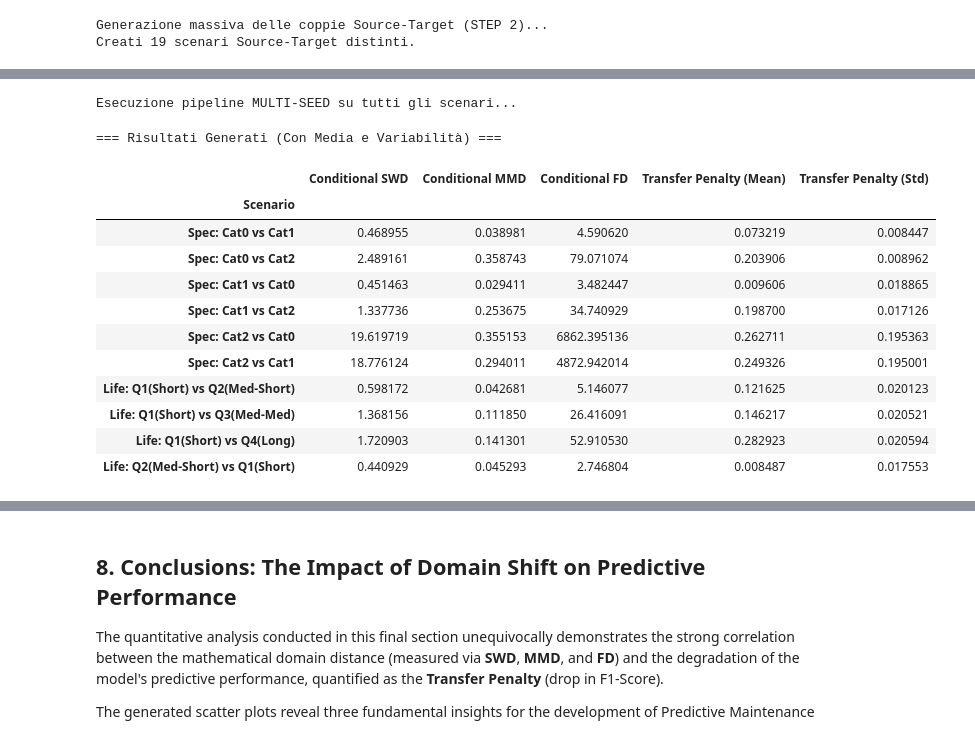
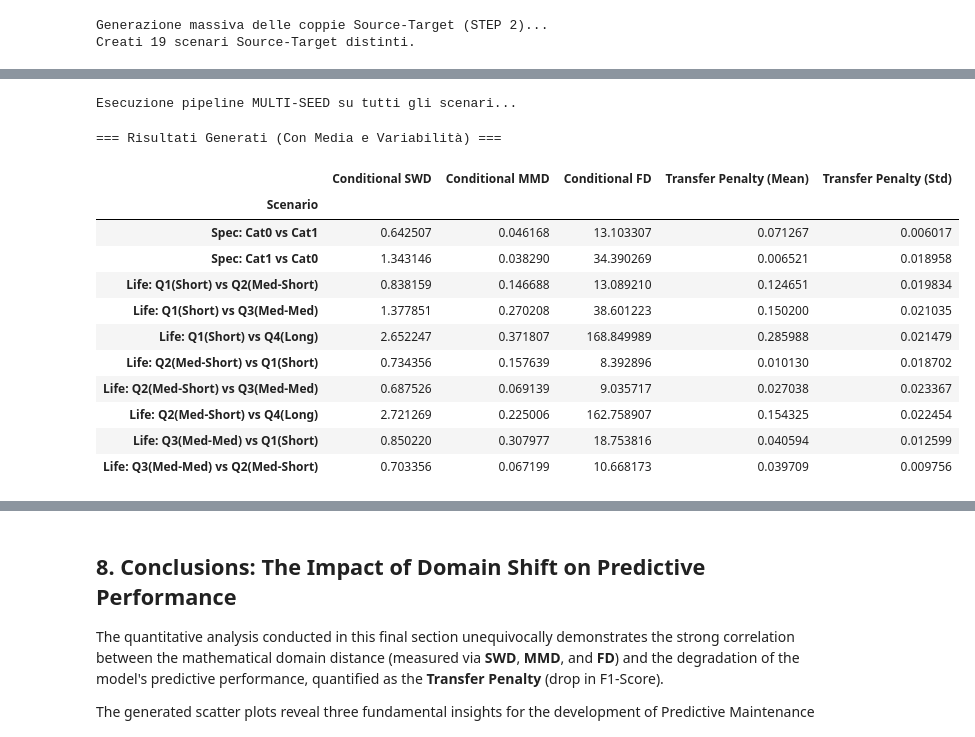
Before and after one commit to lollogiro/ai4i-transfer-learning-synthetic, a Jupyter notebook: stage2-transfer_learning/scania.ipynb, the cells around one changed output, grey strips where cells are left out. Saved outputs shown, nothing was run; the diff lists cells and outputs as text; code cells hidden in the pictures.

```diff
--- a/stage2-transfer_learning/scania.ipynb
+++ b/stage2-transfer_learning/scania.ipynb
@@ -134,3 +133,19 @@ print(f"Creati {len(scenarios)} scenari Source-Target distinti.")
 # %% [output]
 Generazione massiva delle coppie Source-Target (STEP 2)...
 Creati 19 scenari Source-Target distinti.
+# %%
+
+def sample_by_vehicle(df, n_samples, features, seed=42, agg='mean'):
+    """Campiona n_samples VEICOLI distinti (non righe) per evitare pseudo-replicazione."""
+    rng = np.random.default_rng(seed)
+    unique_vehicles = df['vehicle_id'].unique()
+    n = min(n_samples, len(unique_vehicles))
+    chosen = rng.choice(unique_vehicles, size=n, replace=False)
+
+    subset = df[df['vehicle_id'].isin(chosen)]
+    if agg == 'mean':
+        # una riga per veicolo: media delle letture nel tempo
+        return subset.groupby('vehicle_id')[features].mean().values
+    else:
+        # oppure una lettura casuale per veicolo
+        return subset.groupby('vehicle_id').sample(1, random_state=seed)[features].values
@@ -144,12 +238,18 @@ def mmd_rbf(X, Y, gamma=0.1):
     XX, YY, XY = rbf_kernel(X, X, gamma), rbf_kernel(Y, Y, gamma), rbf_kernel(X, Y, gamma)
     return XX.mean() + YY.mean() - 2 * XY.mean()
 
-def frechet_distance(X, Y):
+def frechet_distance(X, Y, eps=1e-6):
     mu1, sigma1 = X.mean(axis=0), np.cov(X, rowvar=False)
     mu2, sigma2 = Y.mean(axis=0), np.cov(Y, rowvar=False)
+
+    # Regolarizzazione per stabilità numerica (evita matrici singolari)
+    sigma1 += np.eye(sigma1.shape[0]) * eps
+    sigma2 += np.eye(sigma2.shape[0]) * eps
+
     diff = mu1 - mu2
     covmean = scipy.linalg.sqrtm(sigma1.dot(sigma2))
-    if np.iscomplexobj(covmean): covmean = covmean.real
+    if np.iscomplexobj(covmean):
+        covmean = covmean.real
     return diff.dot(diff) + np.trace(sigma1) + np.trace(sigma2) - 2 * np.trace(covmean)
 
 # --- FUNZIONE AGGIORNATA PER ACCETTARE IL SEED ---
@@ -192,6 +292,7 @@ print("Esecuzione pipeline MULTI-SEED su tutti gli scenari...")
 seeds_list = [42, 123, 999]
 all_results = []
 
+
 for scenario in tqdm(scenarios):
     src_domain_full = df_full[scenario['src_mask']]
     tgt_domain_full = df_full[scenario['tgt_mask']]
@@ -199,13 +300,17 @@ for scenario in tqdm(scenarios):
     src_anomalies = src_domain_full[src_domain_full['in_study_repair'] == 1]
     tgt_anomalies = tgt_domain_full[tgt_domain_full['in_study_repair'] == 1]
 
-    n_samples = min(500, len(src_anomalies), len(tgt_anomalies))
-    if n_samples < 5:
+    # Contiamo i VEICOLI unici disponibili, non le righe (time-step)
+    n_src_vehicles = src_anomalies['vehicle_id'].nunique()
+    n_tgt_vehicles = tgt_anomalies['vehicle_id'].nunique()
+    n_samples = min(500, n_src_vehicles, n_tgt_vehicles)
+
+    MIN_SAMPLES_FOR_COV = 3 * len(final_features)
+    if n_samples < MIN_SAMPLES_FOR_COV:
         continue
 
-    # Calcoliamo le distanze spaziali (usiamo il primo seed per campionare, la geometria non cambia molto)
-    X = src_anomalies[final_features].sample(n_samples, random_state=42).values
-    Y = tgt_anomalies[final_features].sample(n_samples, random_state=42).values
+    X = sample_by_vehicle(src_anomalies, n_samples, final_features, seed=42)
+    Y = sample_by_vehicle(tgt_anomalies, n_samples, final_features, seed=42)
 
     scaler = StandardScaler().fit(X)
     X_scaled, Y_scaled = scaler.transform(X), scaler.transform(Y)
@@ -215,42 +320,42 @@ for scenario in tqdm(scenarios):
     fd_val = frechet_distance(X_scaled, Y_scaled)
 
     # --- ESECUZIONE MULTI-SEED PER IL TRANSFER LEARNING ---
     scenario_penalties = []
 
     for seed in seeds_list:
         _, _, penalty = run_transfer_trials_grouped(src_domain_full, tgt_domain_full, final_features, current_seed=seed)
         scenario_penalties.append(penalty)
 
     # Calcoliamo Media e Deviazione Standard della Penalty
     penalty_mean = np.mean(scenario_penalties)
     penalty_std = np.std(scenario_penalties)
 
     all_results.append({
         'Scenario': scenario['name'],
         'Conditional SWD': swd_val,
         'Conditional MMD': mmd_val,
         'Conditional FD': fd_val,
         'Transfer Penalty (Mean)': penalty_mean,
         'Transfer Penalty (Std)': penalty_std
     })
 
 results_df = pd.DataFrame(all_results).set_index('Scenario')
 print("\n=== Risultati Generati (Con Media e Variabilità) ===")
 display(results_df.head(10))
 # %% [output]
 Esecuzione pipeline MULTI-SEED su tutti gli scenari...
 === Risultati Generati (Con Media e Variabilità) ===
 |  | Conditional SWD | Conditional MMD | Conditional FD | Transfer Penalty (Mean) | Transfer Penalty (Std) |
 | Scenario |  |  |  |  |  |
-| Spec: Cat0 vs Cat1 | 0.468955 | 0.038981 | 4.590620 | 0.073219 | 0.008447 |
-| Spec: Cat0 vs Cat2 | 2.489161 | 0.358743 | 79.071074 | 0.203906 | 0.008962 |
-| Spec: Cat1 vs Cat0 | 0.451463 | 0.029411 | 3.482447 | 0.009606 | 0.018865 |
-| Spec: Cat1 vs Cat2 | 1.337736 | 0.253675 | 34.740929 | 0.198700 | 0.017126 |
-| Spec: Cat2 vs Cat0 | 19.619719 | 0.355153 | 6862.395136 | 0.262711 | 0.195363 |
-| Spec: Cat2 vs Cat1 | 18.776124 | 0.294011 | 4872.942014 | 0.249326 | 0.195001 |
-| Life: Q1(Short) vs Q2(Med-Short) | 0.598172 | 0.042681 | 5.146077 | 0.121625 | 0.020123 |
-| Life: Q1(Short) vs Q3(Med-Med) | 1.368156 | 0.111850 | 26.416091 | 0.146217 | 0.020521 |
-| Life: Q1(Short) vs Q4(Long) | 1.720903 | 0.141301 | 52.910530 | 0.282923 | 0.020594 |
-| Life: Q2(Med-Short) vs Q1(Short) | 0.440929 | 0.045293 | 2.746804 | 0.008487 | 0.017553 |
+| Spec: Cat0 vs Cat1 | 0.642507 | 0.046168 | 13.103307 | 0.071267 | 0.006017 |
+| Spec: Cat1 vs Cat0 | 1.343146 | 0.038290 | 34.390269 | 0.006521 | 0.018958 |
+| Life: Q1(Short) vs Q2(Med-Short) | 0.838159 | 0.146688 | 13.089210 | 0.124651 | 0.019834 |
+| Life: Q1(Short) vs Q3(Med-Med) | 1.377851 | 0.270208 | 38.601223 | 0.150200 | 0.021035 |
+| Life: Q1(Short) vs Q4(Long) | 2.652247 | 0.371807 | 168.849989 | 0.285988 | 0.021479 |
+| Life: Q2(Med-Short) vs Q1(Short) | 0.734356 | 0.157639 | 8.392896 | 0.010130 | 0.018702 |
+| Life: Q2(Med-Short) vs Q3(Med-Med) | 0.687526 | 0.069139 | 9.035717 | 0.027038 | 0.023367 |
+| Life: Q2(Med-Short) vs Q4(Long) | 2.721269 | 0.225006 | 162.758907 | 0.154325 | 0.022454 |
+| Life: Q3(Med-Med) vs Q1(Short) | 0.850220 | 0.307977 | 18.753816 | 0.040594 | 0.012599 |
+| Life: Q3(Med-Med) vs Q2(Med-Short) | 0.703356 | 0.067199 | 10.668173 | 0.039709 | 0.009756 |
 # %%
 import scipy.stats as stats
```
Also changed, not shown: parts of 4 cells of this notebook.
